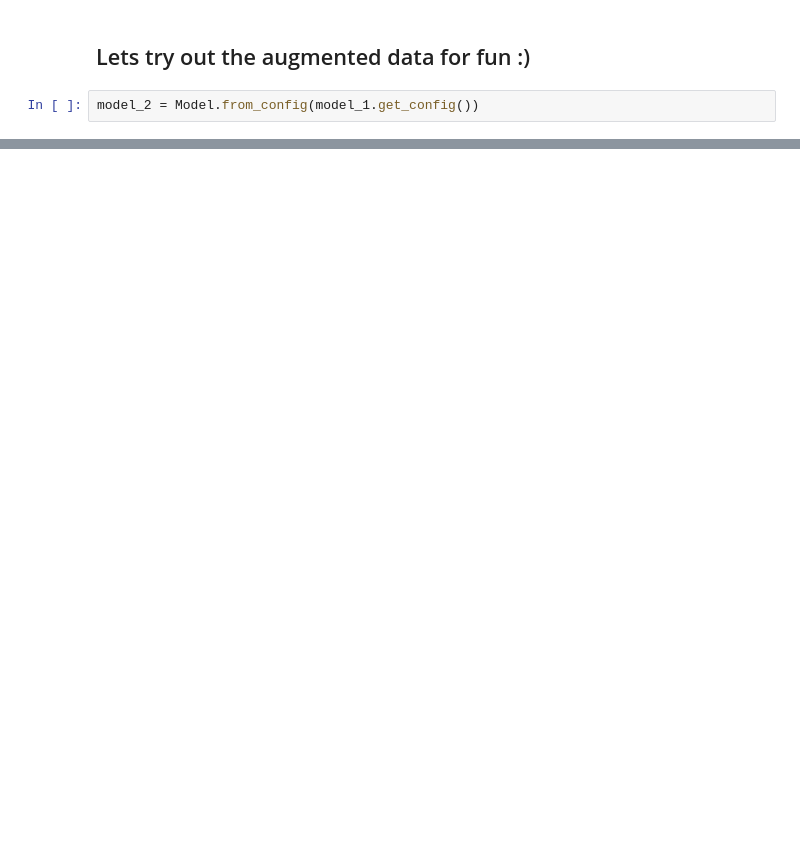
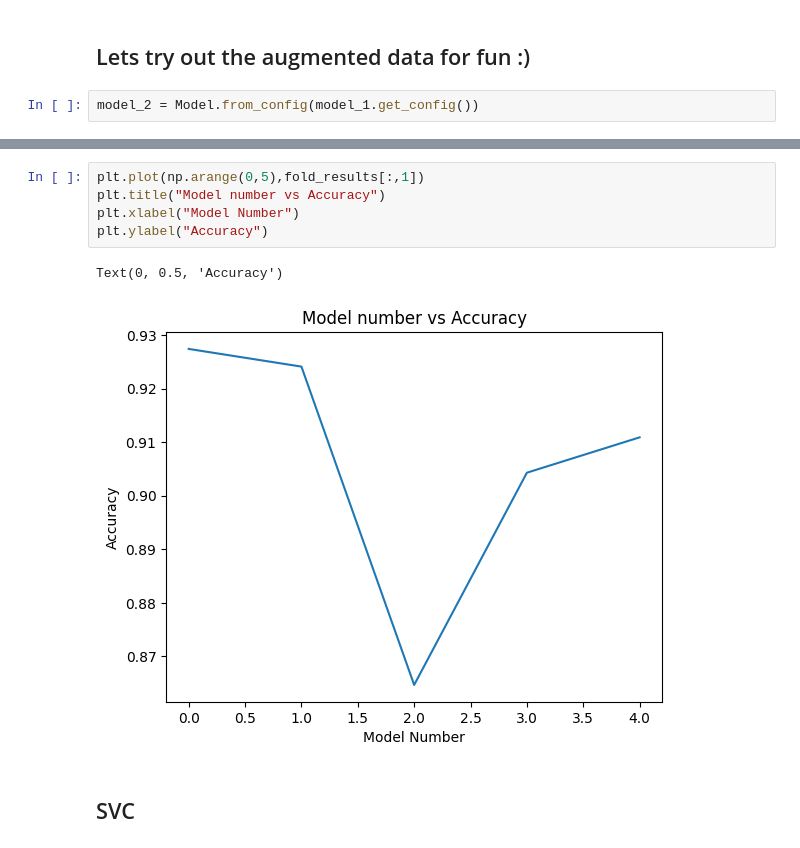
Before and after one commit to alyraafat/Machine-Learning-Applications, a Jupyter notebook: Disease Prediction from Medical Data/Heart_Disease_Prediction.ipynb, the cells around one changed output, grey strips where cells are left out. Drawn from its saved outputs; the diff is of its cells as text; blank space fills up the shorter version.

```diff
--- a/Disease Prediction from Medical Data/Heart_Disease_Prediction.ipynb
+++ b/Disease Prediction from Medical Data/Heart_Disease_Prediction.ipynb
@@ -910,0 +1042,10 @@ model_2.evaluate(test_ds)
+# %%
+plt.plot(np.arange(0,5),fold_results[:,1])
+plt.title("Model number vs Accuracy")
+plt.xlabel("Model Number")
+plt.ylabel("Accuracy")
+# %% [output]
+Text(0, 0.5, 'Accuracy')
+[figure, added]
+# %% [markdown]
+## SVC
```
Also changed, not shown: parts of 59 cells of this notebook.
